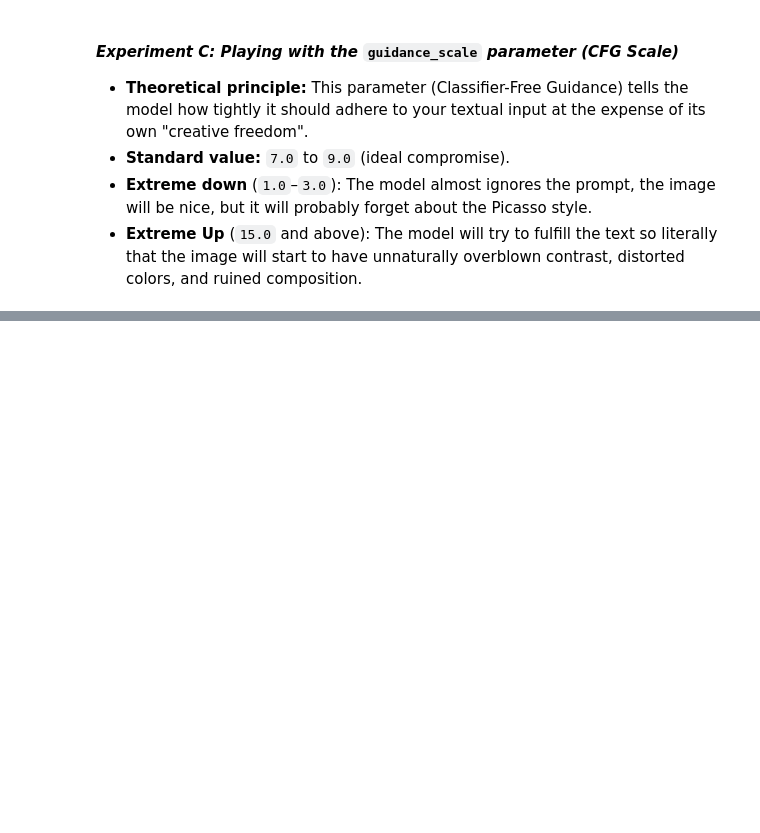
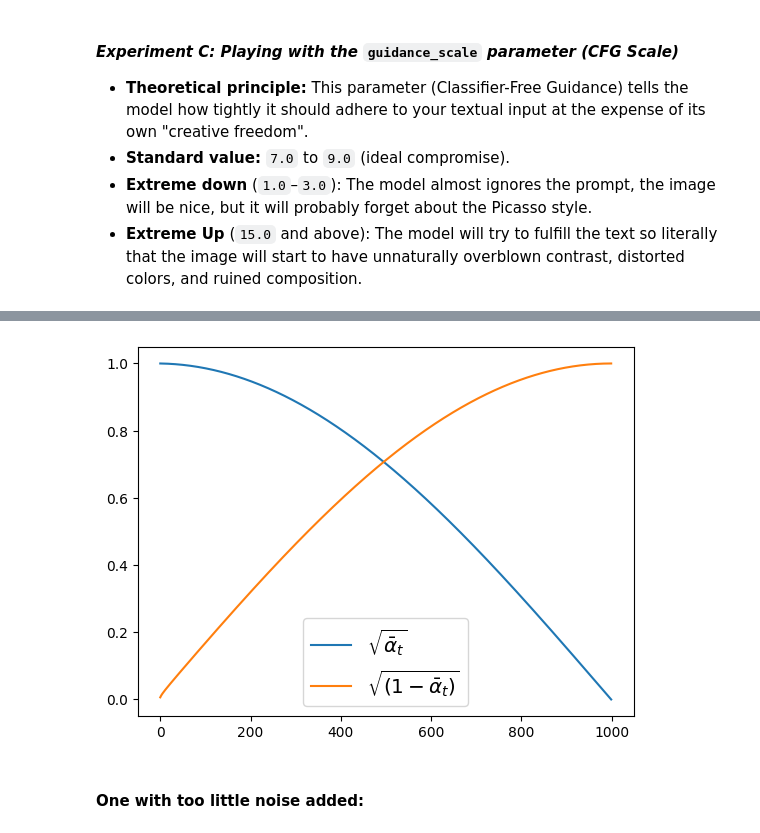
Before and after one commit to RadimKozl/OpenCV_academy_my_work, a Jupyter notebook: hf-introduction-to-diffusers.ipynb, the cells around one changed output, grey strips where cells are left out. Saved outputs shown, nothing was run; the diff lists cells and outputs as text; code cells hidden in the pictures; blank space fills up the shorter version.

```diff
--- a/hf-introduction-to-diffusers.ipynb
+++ b/hf-introduction-to-diffusers.ipynb
@@ -377,0 +513,6 @@ image
+# %%
+print("--- Step 3: Scheduler Setup ---")
+# We will use an improved "cosine" scheduler, which is better for small image resolutions
+noise_scheduler_A = DDPMScheduler(
+    num_train_timesteps=1000, beta_schedule="squaredcos_cap_v2"
+)
@@ -377,0 +535,8 @@ image
+# %%
+plt.plot(noise_scheduler_A.alphas_cumprod.cpu() ** 0.5, label=r"${\sqrt{\bar{\alpha}_t}}$")
+plt.plot((1 - noise_scheduler_A.alphas_cumprod.cpu()) ** 0.5, label=r"$\sqrt{(1 - \bar{\alpha}_t)}$")
+plt.legend(fontsize="x-large");
+# %% [output]
+[figure, added]
+# %% [markdown]
+#### One with too little noise added:
```
Also changed, not shown: parts of 56 cells of this notebook.
